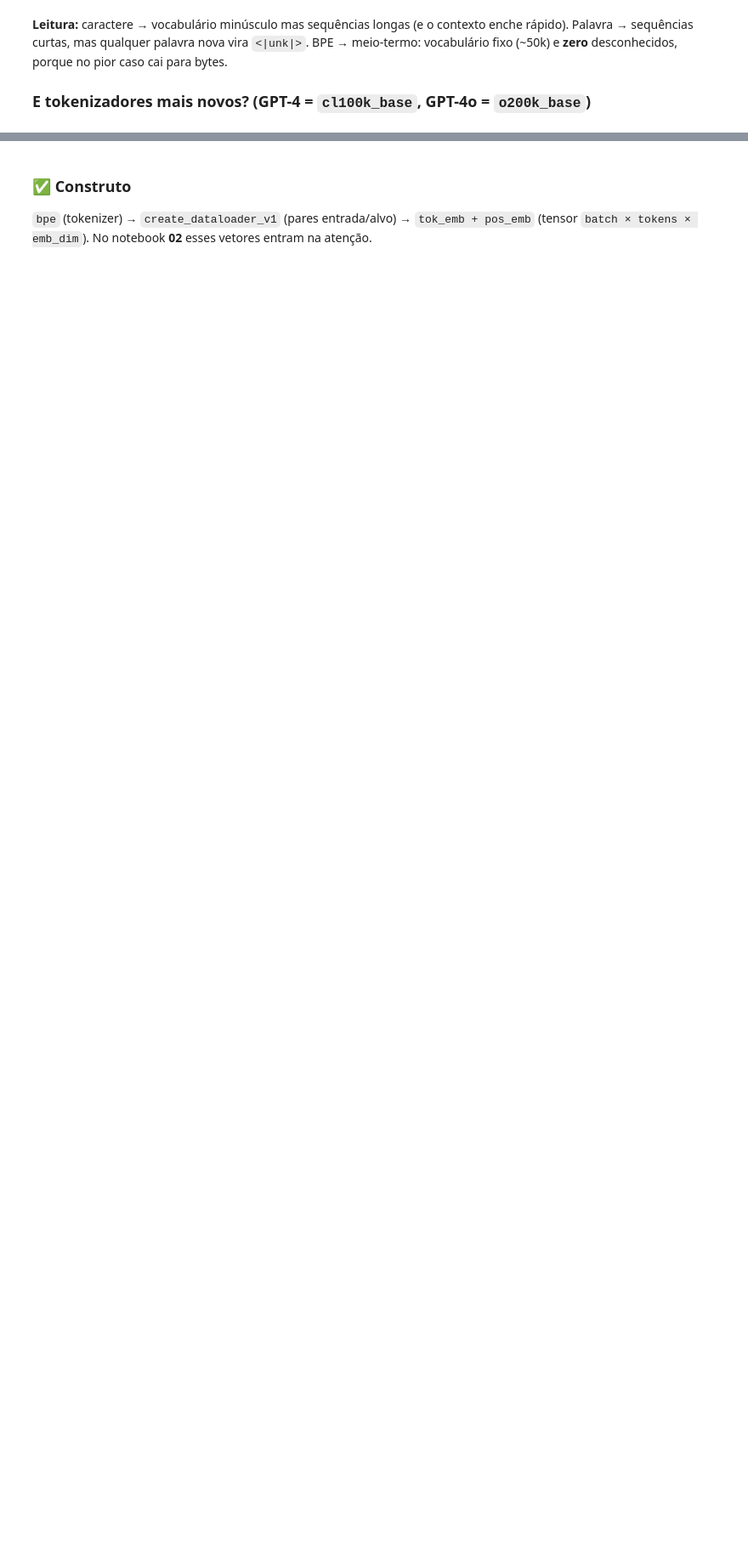
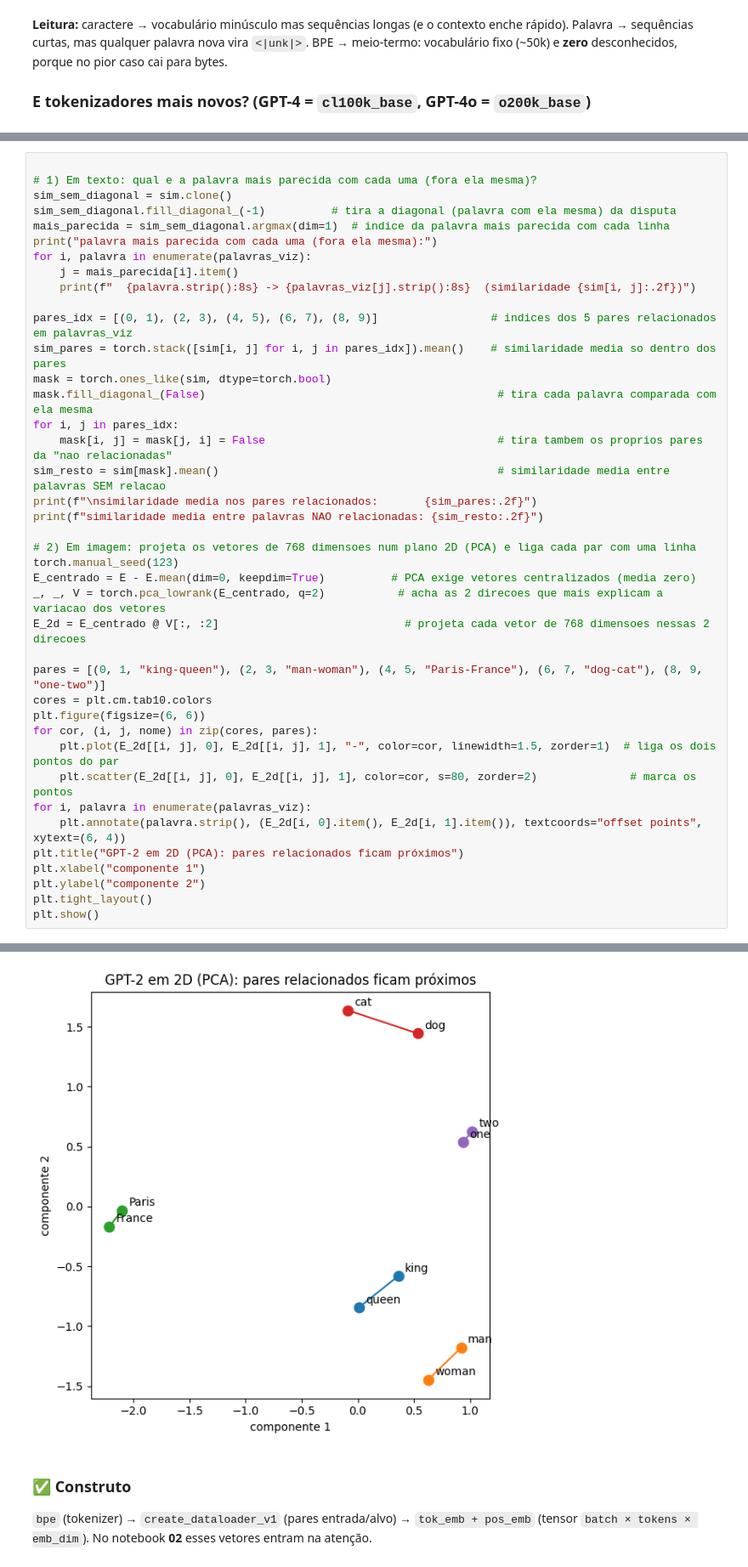
Before and after one commit to victorflll/LLMs-from-scratch, a Jupyter notebook: 30-09/01_tokenizacao.ipynb, the cells around one changed output, grey strips where cells are left out. Shown at 85% size. Drawn from its saved outputs; the diff is of its cells as text; blank space fills up the shorter version.

```diff
--- a/30-09/01_tokenizacao.ipynb
+++ b/30-09/01_tokenizacao.ipynb
@@ -227,0 +185,41 @@ plt.show()
+# %%
+
+# 1) Em texto: qual e a palavra mais parecida com cada uma (fora ela mesma)?
+sim_sem_diagonal = sim.clone()
+sim_sem_diagonal.fill_diagonal_(-1)          # tira a diagonal (palavra com ela mesma) da disputa
+mais_parecida = sim_sem_diagonal.argmax(dim=1)  # indice da palavra mais parecida com cada linha
+print("palavra mais parecida com cada uma (fora ela mesma):")
+for i, palavra in enumerate(palavras_viz):
+    j = mais_parecida[i].item()
+    print(f"  {palavra.strip():8s} -> {palavras_viz[j].strip():8s}  (similaridade {sim[i, j]:.2f})")
+
+pares_idx = [(0, 1), (2, 3), (4, 5), (6, 7), (8, 9)]                 # indices dos 5 pares relacionados em palavras_viz
+sim_pares = torch.stack([sim[i, j] for i, j in pares_idx]).mean()    # similaridade media so dentro dos pares
+mask = torch.ones_like(sim, dtype=torch.bool)
+mask.fill_diagonal_(False)                                            # tira cada palavra comparada com ela mesma
+for i, j in pares_idx:
+    mask[i, j] = mask[j, i] = False                                   # tira tambem os proprios pares da "nao relacionadas"
+sim_resto = sim[mask].mean()                                          # similaridade media entre palavras SEM relacao
+print(f"\nsimilaridade media nos pares relacionados:       {sim_pares:.2f}")
+print(f"similaridade media entre palavras NAO relacionadas: {sim_resto:.2f}")
+
+# 2) Em imagem: projeta os vetores de 768 dimensoes num plano 2D (PCA) e liga cada par com uma linha
+torch.manual_seed(123)
+E_centrado = E - E.mean(dim=0, keepdim=True)          # PCA exige vetores centralizados (media zero)
+_, _, V = torch.pca_lowrank(E_centrado, q=2)           # acha as 2 direcoes que mais explicam a variacao dos vetores
+E_2d = E_centrado @ V[:, :2]                            # projeta cada vetor de 768 dimensoes nessas 2 direcoes
+
+pares = [(0, 1, "king-queen"), (2, 3, "man-woman"), (4, 5, "Paris-France"), (6, 7, "dog-cat"), (8, 9, "one-two")]
+cores = plt.cm.tab10.colors
+plt.figure(figsize=(6, 6))
+for cor, (i, j, nome) in zip(cores, pares):
+    plt.plot(E_2d[[i, j], 0], E_2d[[i, j], 1], "-", color=cor, linewidth=1.5, zorder=1)  # liga os dois pontos do par
+    plt.scatter(E_2d[[i, j], 0], E_2d[[i, j], 1], color=cor, s=80, zorder=2)              # marca os pontos
+for i, palavra in enumerate(palavras_viz):
+    plt.annotate(palavra.strip(), (E_2d[i, 0].item(), E_2d[i, 1].item()), textcoords="offset points", xytext=(6, 4))
+plt.title("GPT-2 em 2D (PCA): pares relacionados ficam próximos")
+plt.xlabel("componente 1")
+plt.ylabel("componente 2")
+plt.tight_layout()
+plt.show()
+# %% [output]
@@ -228,3 +240,4 @@ plt.show()
+[figure, added]
 # %% [markdown]
 ### ✅ Construto
 `bpe` (tokenizer) → `create_dataloader_v1` (pares entrada/alvo) → `tok_emb + pos_emb` (tensor `batch × tokens × emb_dim`).
```
Also changed, not shown: parts of 24 cells of this notebook, 1 other file.
